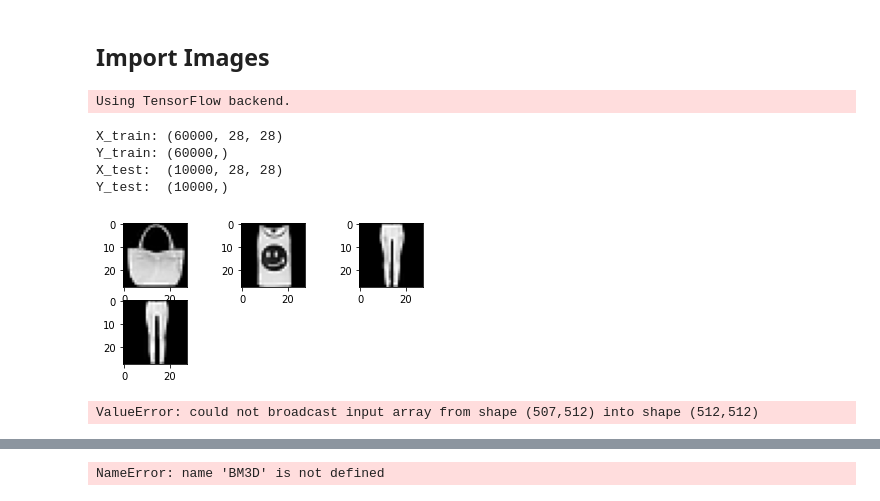
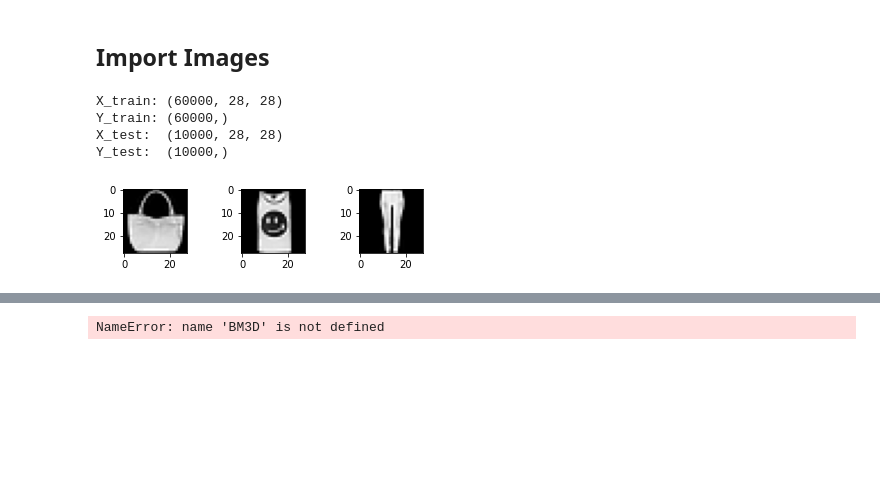
Before and after one commit to mlanvin/BM3Ddenoising, a Jupyter notebook: BM3D_test.ipynb, the cells around one changed output, grey strips where cells are left out. Cells and saved outputs as stored; diff of their text form; code cells hidden in the pictures; blank space fills up the shorter version.

```diff
--- a/BM3D_test.ipynb
+++ b/BM3D_test.ipynb
@@ -31,30 +20,20 @@ The animation.avconv_args rcparam was deprecated in Matplotlib 3.3 and will be r
 # %%
 from keras.datasets import fashion_mnist
 # get training and testing vectors
 (trainX, trainy), (testX, testy) = fashion_mnist.load_data()
 print('X_train: ' + str(trainX.shape))
 print('Y_train: ' + str(trainy.shape))
 print('X_test:  '  + str(testX.shape))
 print('Y_test:  '  + str(testy.shape))
 
 #plotting
-for i in range(4):
+for i in range(3):
     plt.subplot(330 + 1 + i)
     plt.imshow(trainX[i+100], cmap=plt.get_cmap('gray'))
 plt.show()
 # %% [output]
-Using TensorFlow backend.
+X_train: (60000, 28, 28)
+Y_train: (60000,)
+X_test:  (10000, 28, 28)
+Y_test:  (10000,)
-X_train: (60000, 28, 28)
-Y_train: (60000,)
-X_test:  (10000, 28, 28)
-Y_test:  (10000,)
-[figure, old version]
+[figure, new version]
-# %%
-import glob
-filelist = glob.glob('images/*.png')
-N = len(filelist)
-imgs = np.zeros((N, 512,512))
-for i in range(N):
-    imgs[i] = cv2.imread(filelist[i], cv2.IMREAD_GRAYSCALE)
-# %% [output]
-ValueError: could not broadcast input array from shape (507,512) into shape (512,512)
```
Also changed, not shown: parts of 7 cells of this notebook.
